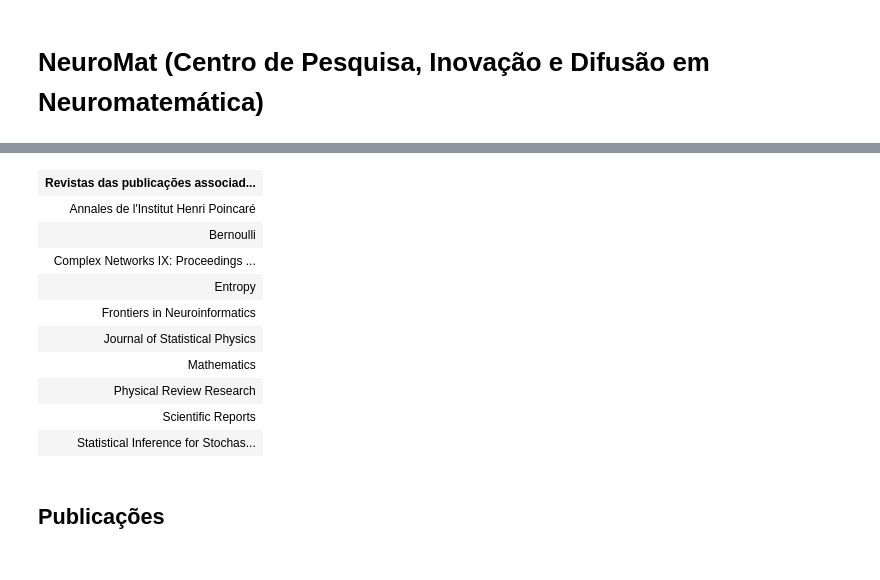
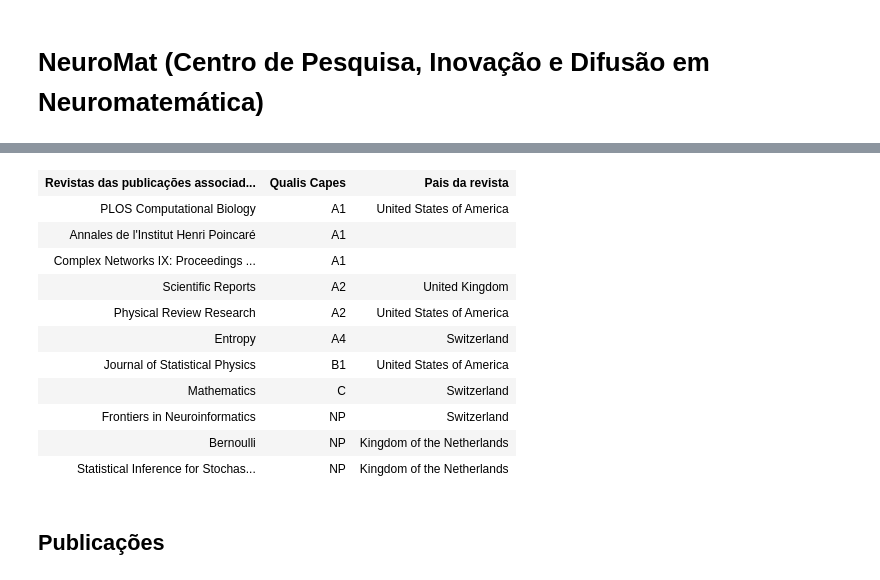
Before and after one commit to eguetti/VitrineNeuroMAT, a Jupyter notebook: ConsultasNeuroMatV3.ipynb, the cells around one changed output, grey strips where cells are left out. Drawn from its saved outputs; the diff is of its cells as text; code cells hidden in the pictures.

```diff
--- a/ConsultasNeuroMatV3.ipynb
+++ b/ConsultasNeuroMatV3.ipynb
@@ -80,22 +82,22 @@ revistas = data['results']['bindings']
 tam = len(revistas)
 
 
-revistas_parceiras = "<a href='" + revistas[0]['QID']['value']+ "'>" + revistas[0]['artigosLabel']['value'] + "</a>"
+revistas_parceiras = "<a href='" + revistas[0]['QID']['value']+ "' target='_blank' >" + revistas[0]['artigosLabel']['value'] + "</a>"
 
 
 for i in range(1, tam):
     if (tam - i) == 1:
-      revistas_parceiras = revistas_parceiras + " e <a href='" + revistas[i]['QID']['value']+ "'> " + revistas[i]['artigosLabel']['value'] + "</a>"
+      revistas_parceiras = revistas_parceiras + " e <a href='" + revistas[i]['QID']['value']+ "' target='_blank'  > " + revistas[i]['artigosLabel']['value'] + "</a>"
     else:
-      revistas_parceiras = revistas_parceiras + ", <a href='" + revistas[i]['QID']['value']+"'> " + revistas[i]['artigosLabel']['value'] + "</a>"
+      revistas_parceiras = revistas_parceiras + ", <a href='" + revistas[i]['QID']['value']+"'  target='_blank' > " + revistas[i]['artigosLabel']['value'] + "</a>"
 
 
-text6 = " &nbsp; No contexto do CEPID NeuroMat, participaram desta linha  %s pesquisadores que produziram %s  artigos com base no modelo de 2013 ou contribuições posteriores. "
+text6 = " &nbsp; No contexto do CEPID NeuroMat, participaram desta linha  %s pesquisadores que produziram %s artigos com base no modelo de 2013 ou contribuições posteriores. "
 paragrafo11 = text6 % (pesquisadores, artigos)
-paragrafo12 = "O modelo fundador do NeuroMat, chamado Modelo Galves-Löcherbach, foi também o objeto de análise de publicações não filiadas ao NeuroMat, como: "
+paragrafo12 = "O modelo fundador do NeuroMat, chamado <a href='https://www.wikidata.org/wiki/Q24575409'>Modelo Galves-Löcherbach</a>, foi também o objeto de análise de publicações não filiadas ao NeuroMat, como: "
+paragrafo121 = "O gráfico seguinte ilustra a rede dos colaboradores do modelo fundador do NeuroMat. "
 
-
-paragrafo11 = paragrafo11 + paragrafo12 + revistas_parceiras +"."
+paragrafo11 = paragrafo11 + paragrafo12 + revistas_parceiras +". "  + paragrafo121
 
 
 display(HTML("<font size='+1'>" + paragrafo11 + " </font>"))
@@ -144,54 +180,71 @@ O artigo que lançou o Modelo de Galves e Löcherbach teve impacto em várias á
 # %%
-query = """SELECT distinct  ?revista ?revistaLabel   WHERE {
-  ?artigos wdt:P361 wd:Q18477654.
-  ?artigos wdt:P2860 wd:Q56592766.
-  ?artigos wdt:P1433 ?revista.
-  FILTER(?revista != wd:Q118398) .
-  FILTER(?revista != wd:Q107624307) .
-  FILTER(?revista != wd:Q107004545) .
-  FILTER(?revista != wd:Q19835482) .
-
-  SERVICE wikibase:label { bd:serviceParam wikibase:language "en". }
-} Order by ASC (?revistaLabel)
-# UFSCAR repository (Q107624307)
-# arXiv (Q118398 )
-# Repositório da Produção Intelectual da USP (Q107004545)
-# bioRxiv (Q19835482) """
+query = """SELECT distinct ?revista ?revistaLabel  ?qualisLabel ?countryLabel WHERE {
+    OPTIONAL { ?revista wdt:P9683 ?qualis .}
+    OPTIONAL {
+      ?revista ?p  ?country.
+      VALUES ?p { wdt:P495 wdt:P17 }
+    }
+    { SELECT distinct  ?revista    WHERE {
+       ?artigos wdt:P2860 wd:Q56592766.
+       ?artigos wdt:P1433 ?revista.
+        FILTER(?revista != wd:Q118398) .
+        FILTER(?revista != wd:Q107624307) .
+        FILTER(?revista != wd:Q107004545) .
+        FILTER(?revista != wd:Q19835482) .
+      }
+    Limit 50
+  }
+  SERVICE wikibase:label { bd:serviceParam wikibase:language "[AUTO_LANGUAGE],en, fr, de". }
+}
+Order by ASC (?qualisLabel) """
 
 params = {
     "query": query,
     "format": "json"
 }
 
 result = requests.get(url=url, params=params, headers={'User-agent': 'WikiMI QAM 1.0'})
 data = result.json()
 revistas = data['results']['bindings']
 
 tam = len(revistas)
 
-tableHTMLInicio = "<table width='500' border='2' cellpadding='5' class='center'>"
-tableRevista = "<tr><th align='center' valign='center'> <p> Revistas das publicações associadas ao Modelo de Galves e Löcherbach</p></th><tr>"
+tableHTMLInicio = "<table width='700' border='2' cellpadding='5' class='center'>"
+tableHTMLFim = "</table>"
+tableRevistaNP = ""
+tableRevista = "<tr><th align='center' valign='center'><p>Revistas das publicações associadas ao Modelo de Galves e Löcherbach</p></th><th>Qualis Capes</th><th>Pais da revista</th><tr>"
 
 for i in range(0, tam):
-  tableRevista = tableRevista + "<tr><td  align='center' valign='center'> <p><a href='" + revistas[i]['revista']['value']+"'> " + revistas[i]['revistaLabel']['value'] + "</a></p> </td></tr>"
+    revista = revistas[i]['revista']['value']
+    revistaLabel = revistas[i]['revistaLabel']['value']
 
-tableHTMLFim = "</table>"
+    if "countryLabel" not in revistas[i]:
+        pais = ""
+    else:
+        pais = revistas[i]['countryLabel']['value']
 
-tableHTML =  tableHTMLInicio + tableRevista + tableHTMLFim
+    qualis = revistas[i]['qualisLabel']['value']
+    if len(qualis) > 2:
+        tableRevistaNP = tableRevistaNP + "<tr><td  align='center' valign='center'> <p><a href='" + revista + "' target='_blank' > " + revistaLabel + "</a></p> </td><td>NP</td><td>"+pais+"</td></tr>"
+    else:
+        tableRevista = tableRevista + "<tr><td  align='center' valign='center'> <p><a href='" + revista + "' target='_blank' > " + revistaLabel + "</a></p> </td><td> "+qualis+"</td><td>"+pais+"</td></tr>"
+
+tableHTML =  tableHTMLInicio + tableRevista + tableRevistaNP+tableHTMLFim
 
 display(HTML( tableHTML ))
 # %% [output]
-| Revistas das publicações associad... |
-| Annales de l'Institut Henri Poincaré |
-| Bernoulli |
-| Complex Networks IX: Proceedings ... |
-| Entropy |
-| Frontiers in Neuroinformatics |
-| Journal of Statistical Physics |
-| Mathematics |
-| Physical Review Research |
-| Scientific Reports |
-| Statistical Inference for Stochas... |
+| Revistas das publicações associad... | Qualis Capes | Pais da revista |
+| PLOS Computational Biology | A1 | United States of America |
+| Annales de l'Institut Henri Poincaré | A1 |  |
+| Complex Networks IX: Proceedings ... | A1 |  |
+| Scientific Reports | A2 | United Kingdom |
+| Physical Review Research | A2 | United States of America |
+| Entropy | A4 | Switzerland |
+| Journal of Statistical Physics | B1 | United States of America |
+| Mathematics | C | Switzerland |
+| Frontiers in Neuroinformatics | NP | Switzerland |
+| Bernoulli | NP | Kingdom of the Netherlands |
+| Statistical Inference for Stochas... | NP | Kingdom of the Netherlands |
 # %% [markdown]
 ## Publicações
 # %%
```
Also changed, not shown: parts of 39 cells of this notebook.
